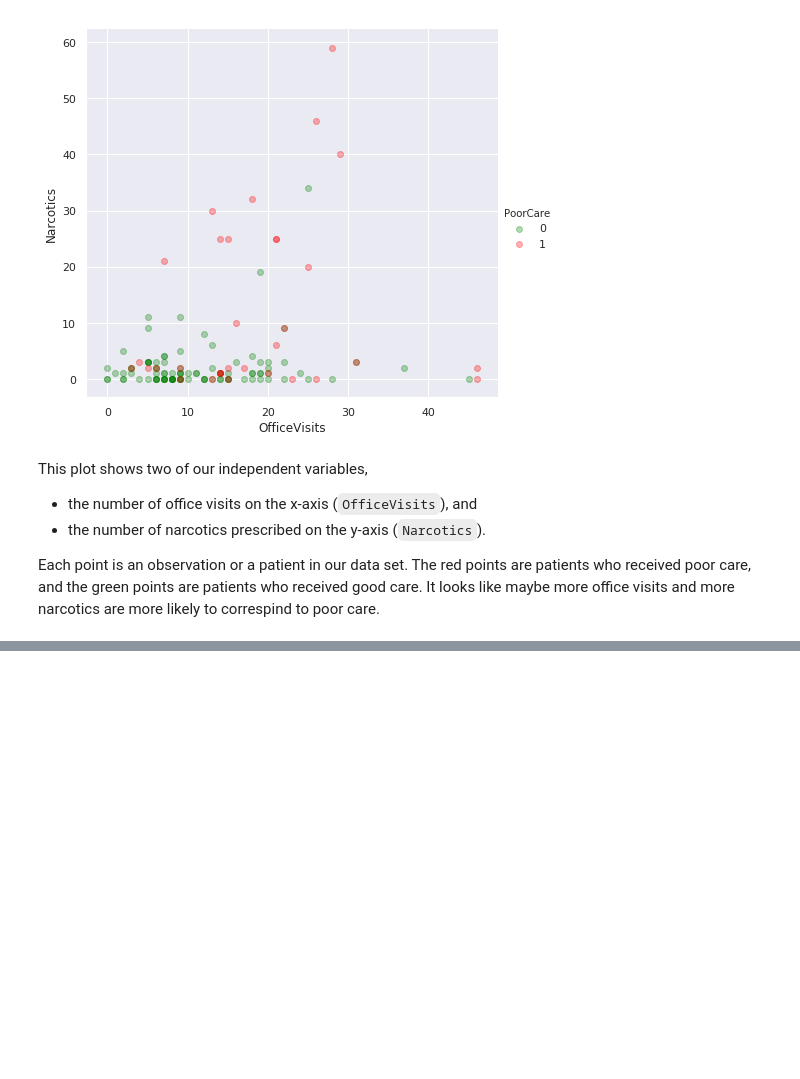
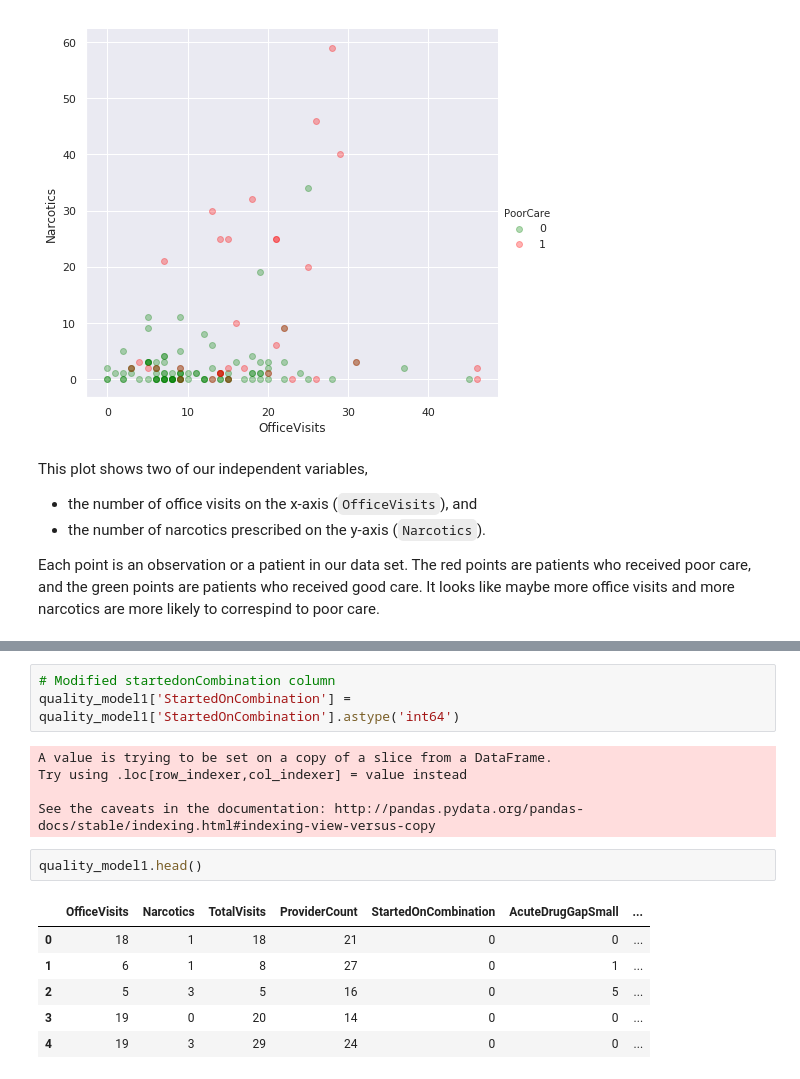
Before and after one commit to PablodelaCuesta/Machine_learning, a Jupyter notebook: Part_3_Classification (Supervised)/Part_1_Logistic_Regression/Example_1_modeling_the_expert.ipynb, the cells around one changed output, grey strips where cells are left out. Saved outputs shown, nothing was run; the diff lists cells and outputs as text; blank space fills up the shorter version.

```diff
--- a/Part_3_Classification (Supervised)/Part_1_Logistic_Regression/Example_1_modeling_the_expert.ipynb
+++ b/Part_3_Classification (Supervised)/Part_1_Logistic_Regression/Example_1_modeling_the_expert.ipynb
@@ -191,0 +205,17 @@ plt.show()
+# %%
+# Modified startedonCombination column
+quality_model1['StartedOnCombination'] = quality_model1['StartedOnCombination'].astype('int64')
+# %% [output]
+A value is trying to be set on a copy of a slice from a DataFrame.
+Try using .loc[row_indexer,col_indexer] = value instead
+
+See the caveats in the documentation: http://pandas.pydata.org/pandas-docs/stable/indexing.html#indexing-view-versus-copy
+# %%
+quality_model1.head()
+# %% [output]
+|  | OfficeVisits | Narcotics | TotalVisits | ProviderCount | StartedOnCombination | AcuteDrugGapSmall | ... |
+| 0 | 18 | 1 | 18 | 21 | 0 | 0 | ... |
+| 1 | 6 | 1 | 8 | 27 | 0 | 1 | ... |
+| 2 | 5 | 3 | 5 | 16 | 0 | 5 | ... |
+| 3 | 19 | 0 | 20 | 14 | 0 | 0 | ... |
+| 4 | 19 | 3 | 29 | 24 | 0 | 0 | ... |
```
Also changed, not shown: parts of 37 cells of this notebook.
